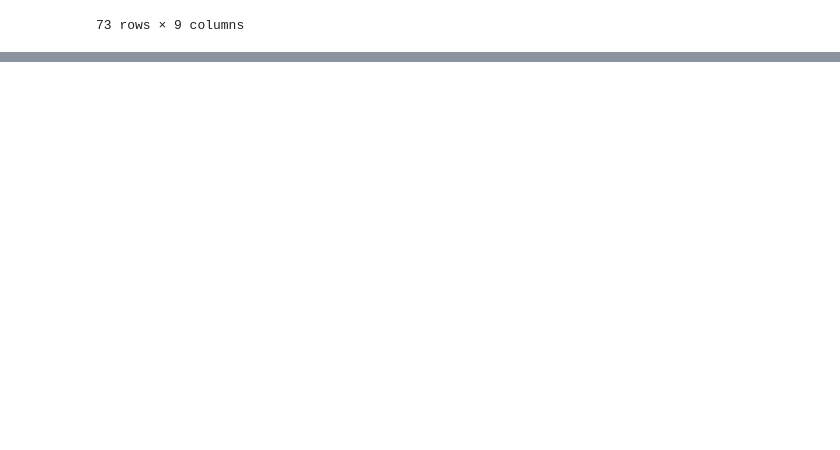
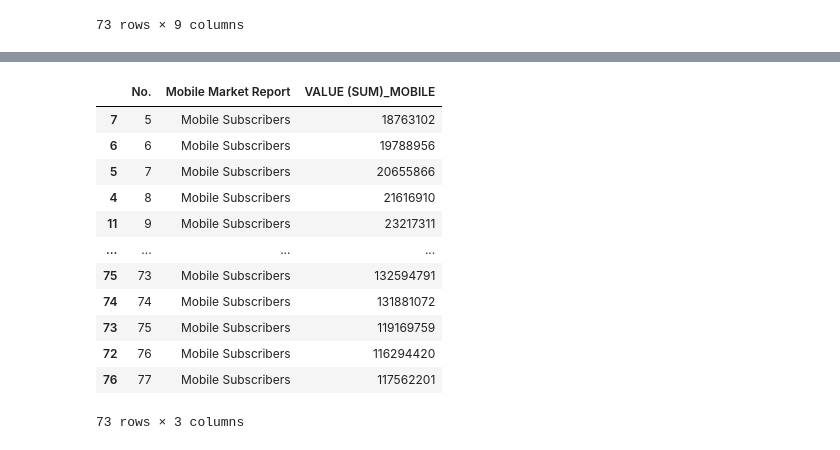
Before and after one commit to Kanyarat-S/DWDM21, a Jupyter notebook: Project_DWDM.ipynb, the cells around one changed output, grey strips where cells are left out. Cells and saved outputs as stored; diff of their text form; code cells hidden in the pictures; blank space fills up the shorter version.

```diff
--- a/Project_DWDM.ipynb
+++ b/Project_DWDM.ipynb
@@ -196,0 +273,17 @@ merge_table2
+# %%
+data_mobile3 = data_mobile2.iloc[4:,:]
+data_mobile3
+# %% [output]
+|  | No. | Mobile Market Report | VALUE (SUM)_MOBILE |
+| 7 | 5 | Mobile Subscribers | 18763102 |
+| 6 | 6 | Mobile Subscribers | 19788956 |
+| 5 | 7 | Mobile Subscribers | 20655866 |
+| 4 | 8 | Mobile Subscribers | 21616910 |
+| 11 | 9 | Mobile Subscribers | 23217311 |
+| ... | ... | ... | ... |
+| 75 | 73 | Mobile Subscribers | 132594791 |
+| 74 | 74 | Mobile Subscribers | 131881072 |
+| 73 | 75 | Mobile Subscribers | 119169759 |
+| 72 | 76 | Mobile Subscribers | 116294420 |
+| 76 | 77 | Mobile Subscribers | 117562201 |
+73 rows × 3 columns
```
Also changed, not shown: parts of 16 cells of this notebook.
